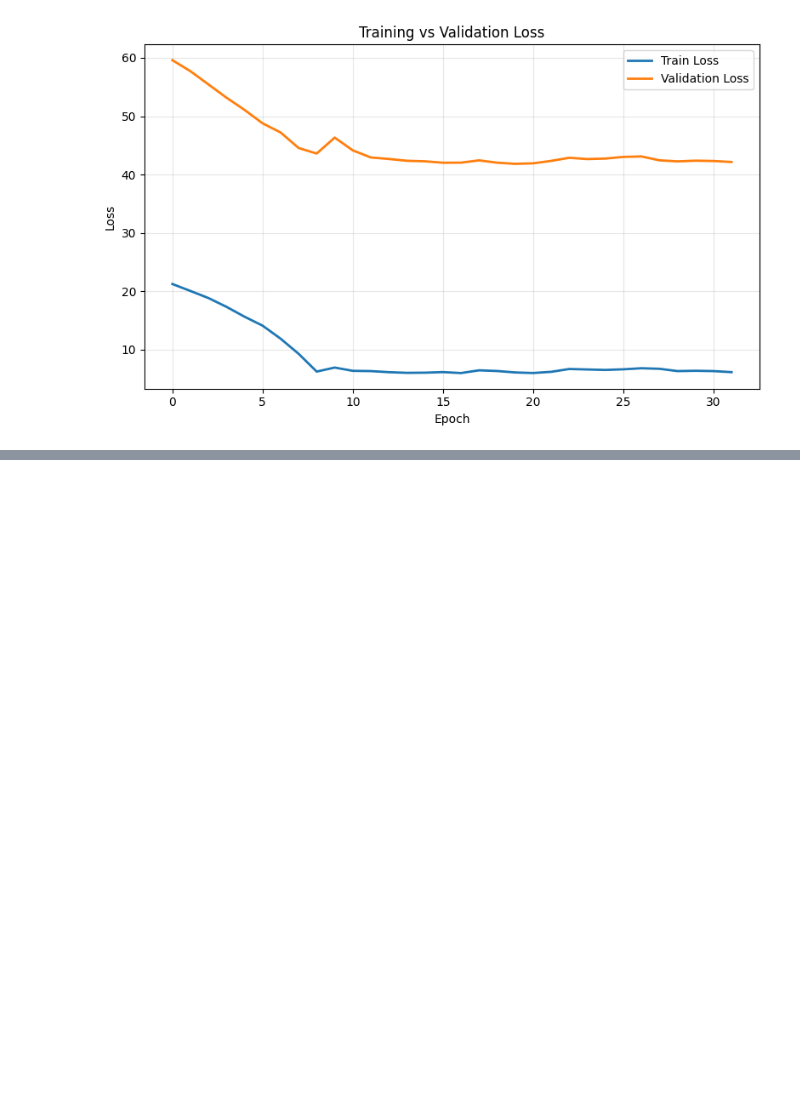
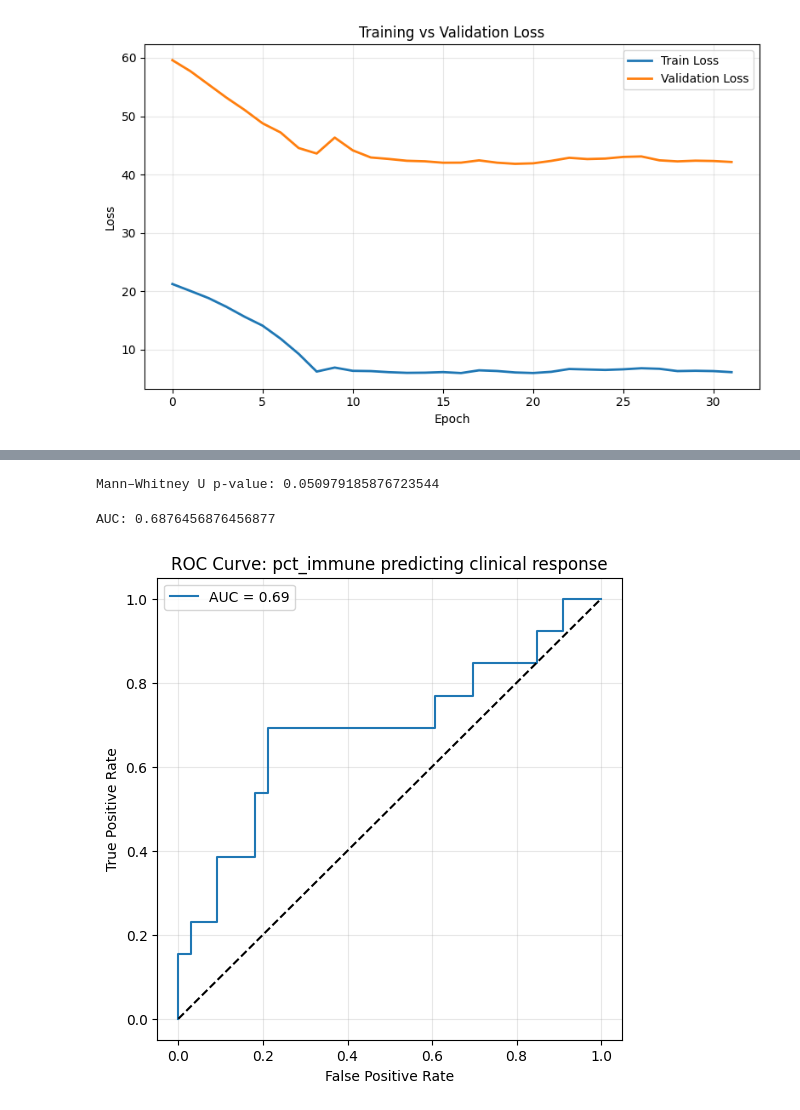
Before and after one commit to james-bole-pan/cancer-immune-simulations, a Jupyter notebook: data_preprocessing_notebooks/notebook_preprocessing_nature_immunology.ipynb, the cells around one changed output, grey strips where cells are left out. Saved outputs shown, nothing was run; the diff lists cells and outputs as text; code cells hidden in the pictures; blank space fills up the shorter version.

```diff
--- a/data_preprocessing_notebooks/notebook_preprocessing_nature_immunology.ipynb
+++ b/data_preprocessing_notebooks/notebook_preprocessing_nature_immunology.ipynb
@@ -464,0 +586,35 @@ plt.show()
+# %%
+from scipy.stats import mannwhitneyu
+
+resp = merged_df[merged_df["response_binary"] == 1]["pct_immune"]
+nonresp = merged_df[merged_df["response_binary"] == 0]["pct_immune"]
+
+stat, p = mannwhitneyu(resp, nonresp, alternative='two-sided')
+
+print("Mann–Whitney U p-value:", p)
+# %% [output]
+Mann–Whitney U p-value: 0.050979185876723544
+# %%
+from sklearn.metrics import roc_curve, auc
+
+y_true = merged_df["response_binary"].values
+y_score = merged_df["pct_immune"].values
+
+fpr, tpr, thresholds = roc_curve(y_true, y_score)
+roc_auc = auc(fpr, tpr)
+
+print("AUC:", roc_auc)
+# %% [output]
+AUC: 0.6876456876456877
+# %%
+plt.figure(figsize=(6,6))
+plt.plot(fpr, tpr, label=f"AUC = {roc_auc:.2f}")
+plt.plot([0,1], [0,1], "k--")
+plt.xlabel("False Positive Rate")
+plt.ylabel("True Positive Rate")
+plt.title("ROC Curve: pct_immune predicting clinical response")
+plt.legend()
+plt.grid(alpha=0.3)
+plt.show()
+# %% [output]
+[figure, added]
```
Also changed, not shown: parts of 18 cells of this notebook.
